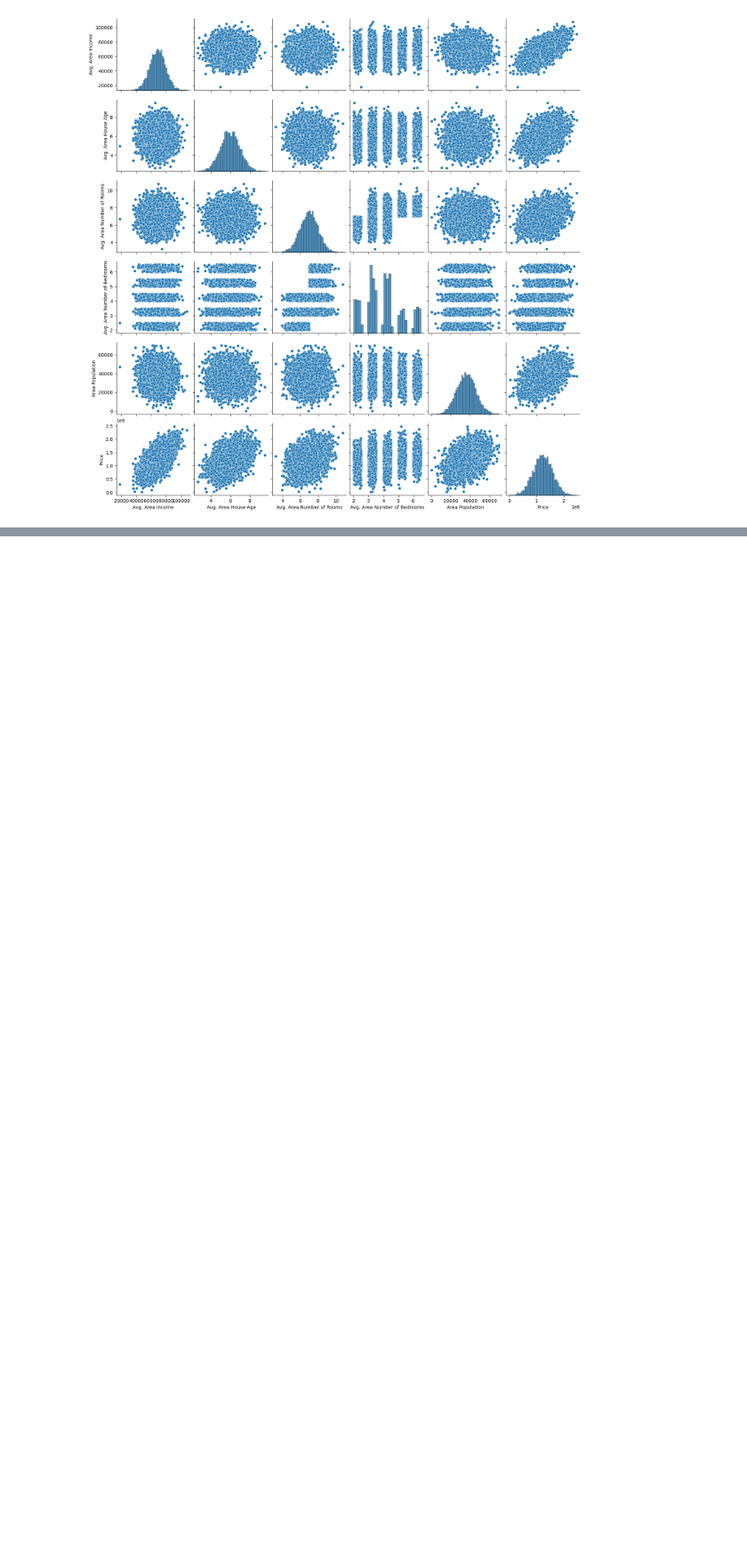
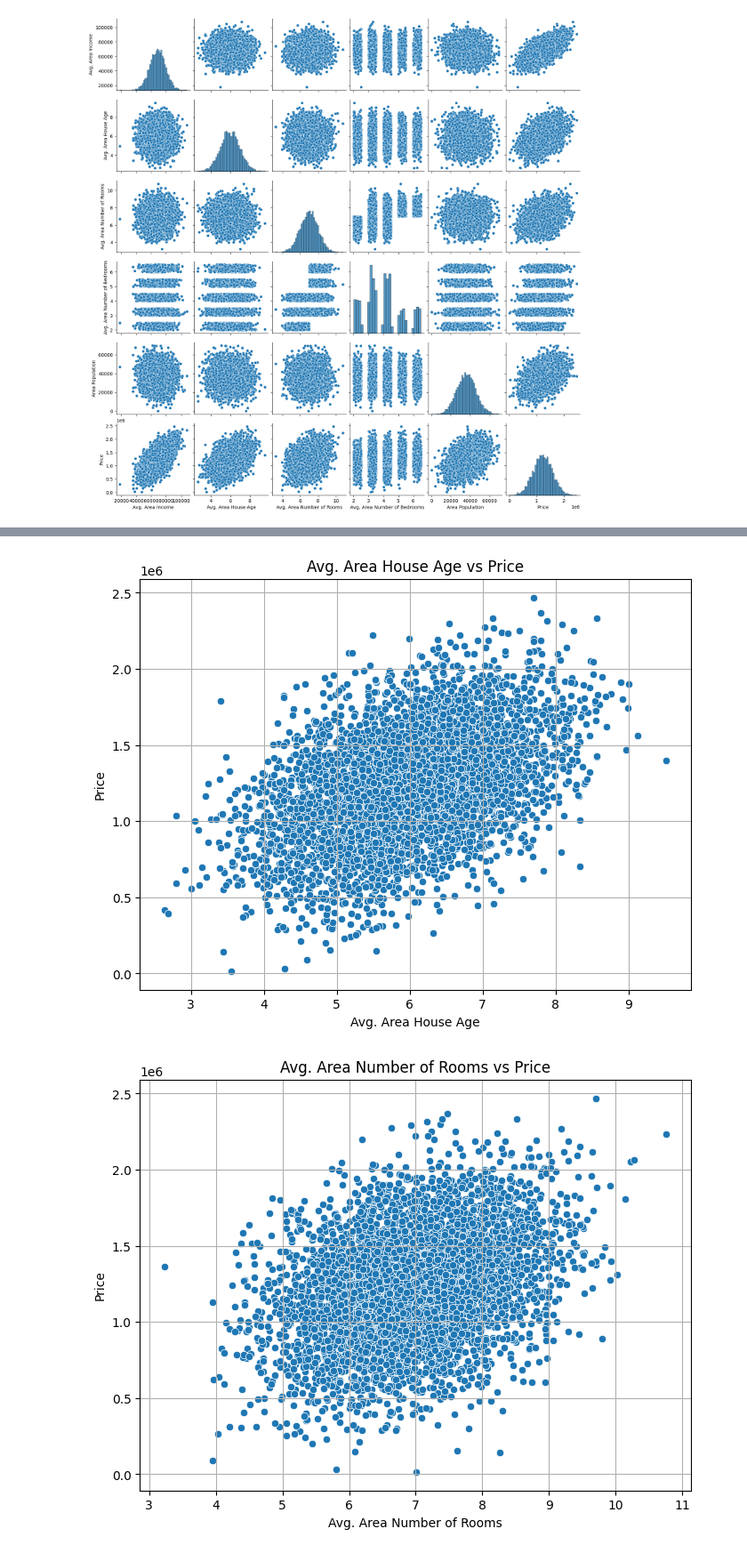
Before and after one commit to 2303a51882/AIML-2025, a Jupyter notebook: Lab04_AIML.ipynb, the cells around one changed output, grey strips where cells are left out. Shown at 89% size. Saved outputs shown, nothing was run; the diff lists cells and outputs as text; code cells hidden in the pictures; blank space fills up the shorter version.

```diff
--- a/Lab04_AIML.ipynb
+++ b/Lab04_AIML.ipynb
@@ -79,0 +132,9 @@ Y = df['Price']
+# %%
+import numpy as np
+import statsmodels.api as sm
+X_train_sm = sm.add_constant(X_train)
+model_sm = sm.OLS(y_train, X_train_sm).fit()
+standard_errors = model_sm.bse
+t_statistics = model_sm.tvalues
+print("Standard Errors for coefficients:\n", standard_errors)
+print("\nT-statistics for coefficients:\n", t_statistics)
@@ -79,0 +159,16 @@ Y = df['Price']
+# %%
+import matplotlib.pyplot as plt
+import seaborn as sns
+coefficients = model_sm.params[1:]
+cdf_sorted_coeffs = coefficients.sort_values(ascending=False)
+for feature in cdf_sorted_coeffs.index:
+    plt.figure(figsize=(8, 6))
+    sns.scatterplot(x=df[feature], y=df['Price'])
+    plt.title(f'{feature} vs Price')
+    plt.xlabel(feature)
+    plt.ylabel('Price')
+    plt.grid(True)
+    plt.show()
+# %% [output]
+[figure, added]
+[figure, added]
```
Also changed, not shown: parts of 27 cells of this notebook.
